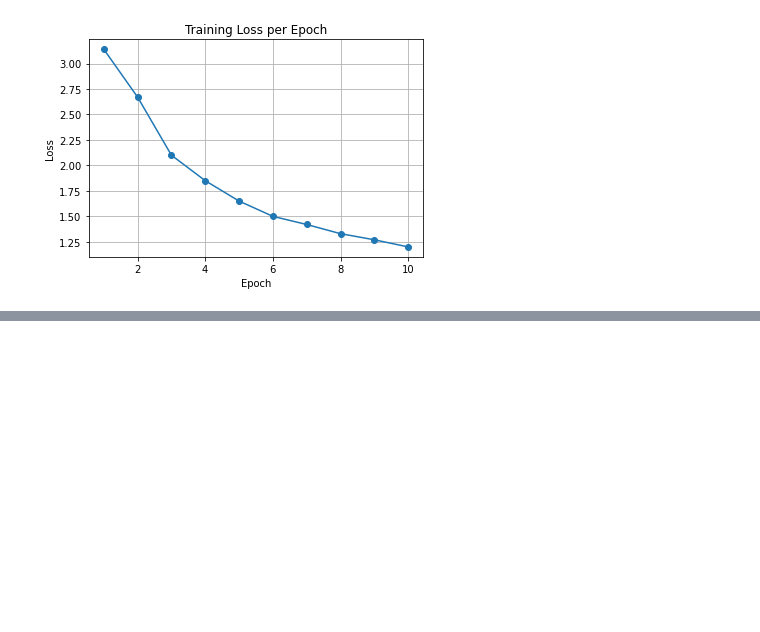
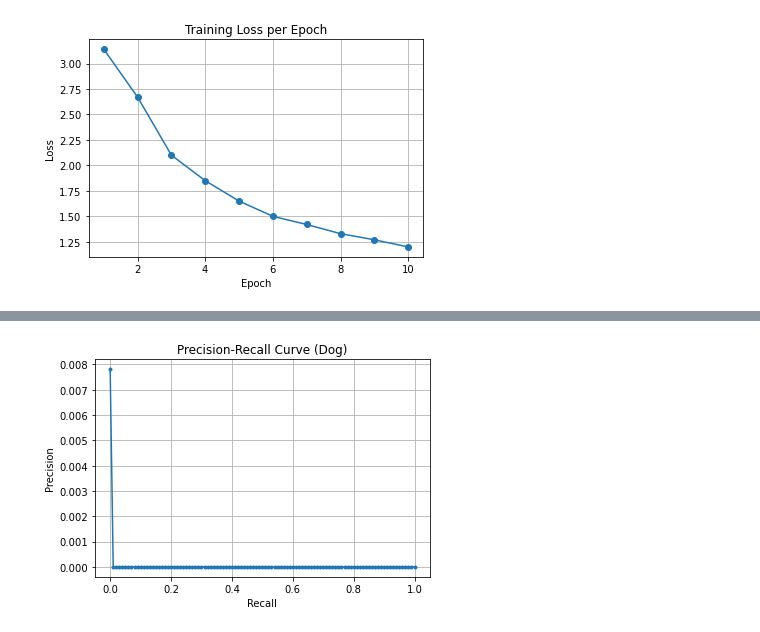
Before and after one commit to yasasawij/CS445-Project, a Jupyter notebook: new_main.ipynb, the cells around one changed output, grey strips where cells are left out. Saved outputs shown, nothing was run; the diff lists cells and outputs as text; code cells hidden in the pictures; blank space fills up the shorter version.

```diff
--- a/new_main.ipynb
+++ b/new_main.ipynb
@@ -642,0 +796,16 @@ plt.show()
+# %%
+def recall_curve(coco_eval):
+    precisions = coco_eval.eval['precision']  # shape: [IoU, Recall, Class, Area, MaxDet]
+    pr = precisions[0, :, 0, 0, 2]  # IoU=0.5, All Recall, Dog class, Area=all, maxDet=100
+    recalls = coco_eval.params.recThrs
+
+    plt.plot(recalls, pr, marker='.')
+    plt.title("Precision-Recall Curve (Dog)")
+    plt.xlabel("Recall")
+    plt.ylabel("Precision")
+    plt.grid(True)
+    plt.show()
+
+recall_curve(coco_eval)
+# %% [output]
+[figure, added]
```
Also changed, not shown: parts of 10 cells of this notebook, 1 other file.
